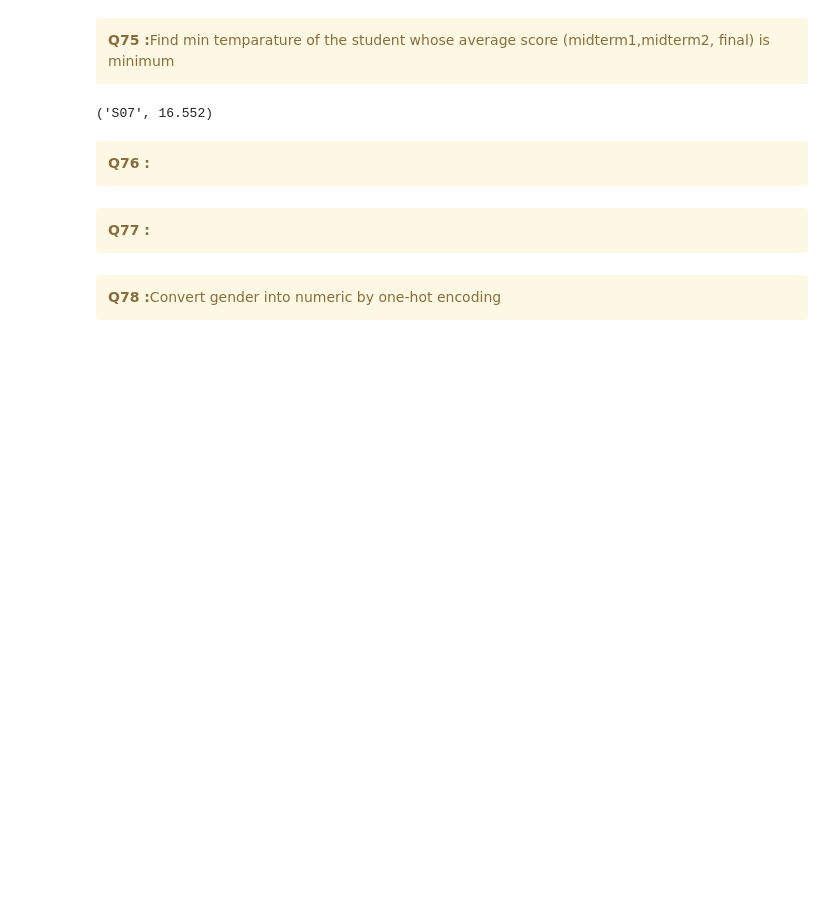
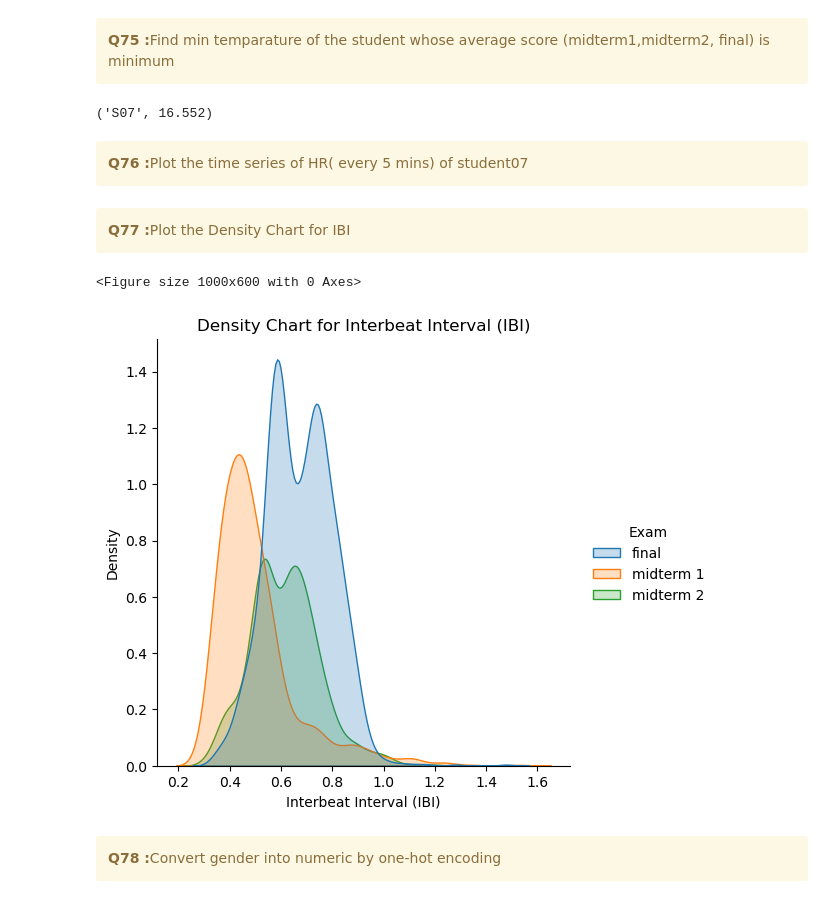
Before and after one commit to Neenu1990/Python_Hackathon_Team_8, a Jupyter notebook: Team8_PythonPioneers_Main80Questions.ipynb, the cells around one changed output. Saved outputs shown, nothing was run; the diff lists cells and outputs as text; code cells hidden in the pictures; blank space fills up the shorter version.

```diff
--- a/Team8_PythonPioneers_Main80Questions.ipynb
+++ b/Team8_PythonPioneers_Main80Questions.ipynb
@@ -1156,12 +1189,24 @@ lowest_avg_student_id, min_temp_lowest_scorer
 ('S07', 16.552)
 # %% [markdown]
 <div class="alert alert-block alert-warning">
-<b>Q76 :</b>
+<b>Q76 :</b>Plot the time series of HR( every 5 mins) of student07
+
 </div>
 # %% [markdown]
 <div class="alert alert-block alert-warning">
-<b>Q77 :</b>
+<b>Q77 :</b>Plot the Density Chart for IBI
+
 </div>
+# %%
+plt.figure(figsize=(10, 6))
+sns.displot(df_IBI, x="IBI", hue="Exam", kind="kde", fill=True)
+plt.title('Density Chart for Interbeat Interval (IBI)')
+plt.xlabel('Interbeat Interval (IBI)')
+plt.ylabel('Density')
+plt.show()
+# %% [output]
+<Figure size 1000x600 with 0 Axes>
+[figure, added]
 # %% [markdown]
 <div class="alert alert-block alert-warning">
 <b>Q78 :</b>Convert gender into numeric by one-hot encoding
```
Also changed, not shown: parts of 18 cells of this notebook.
